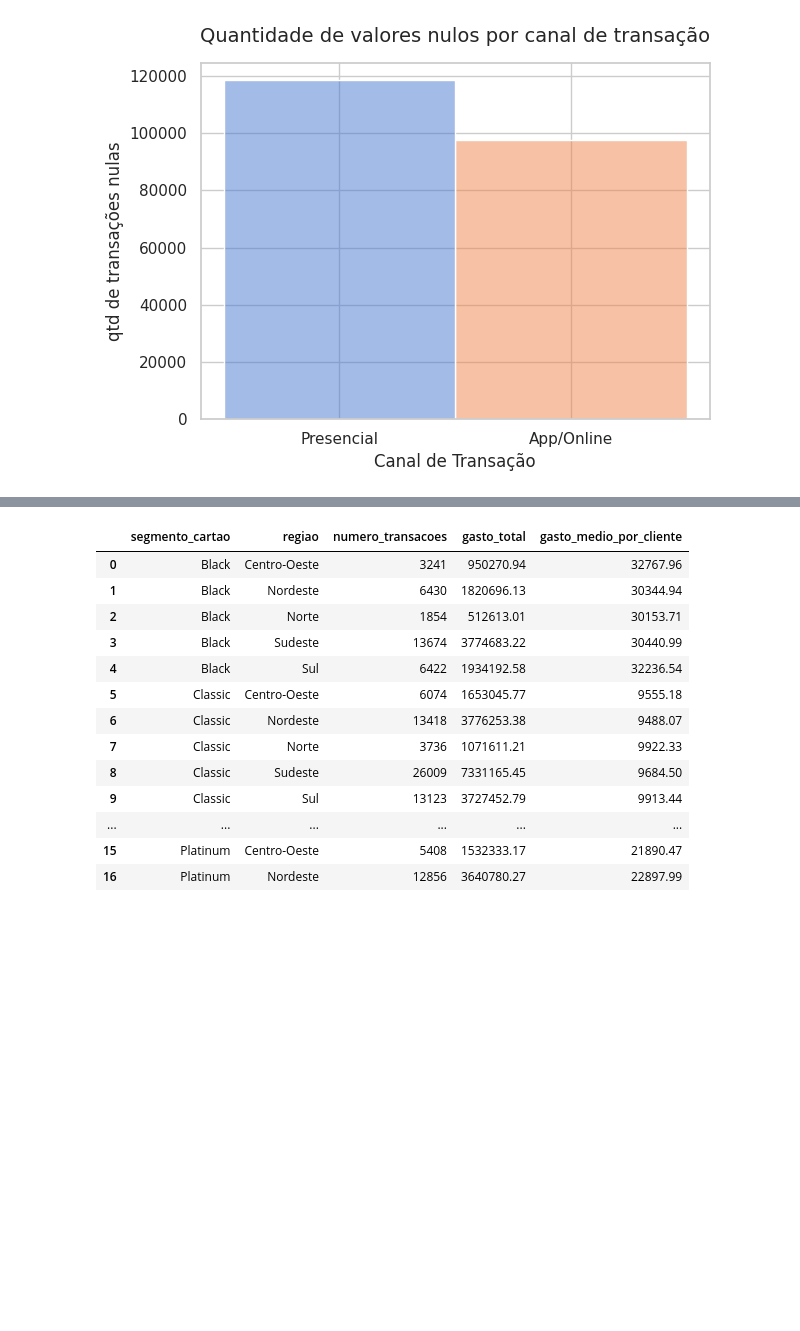
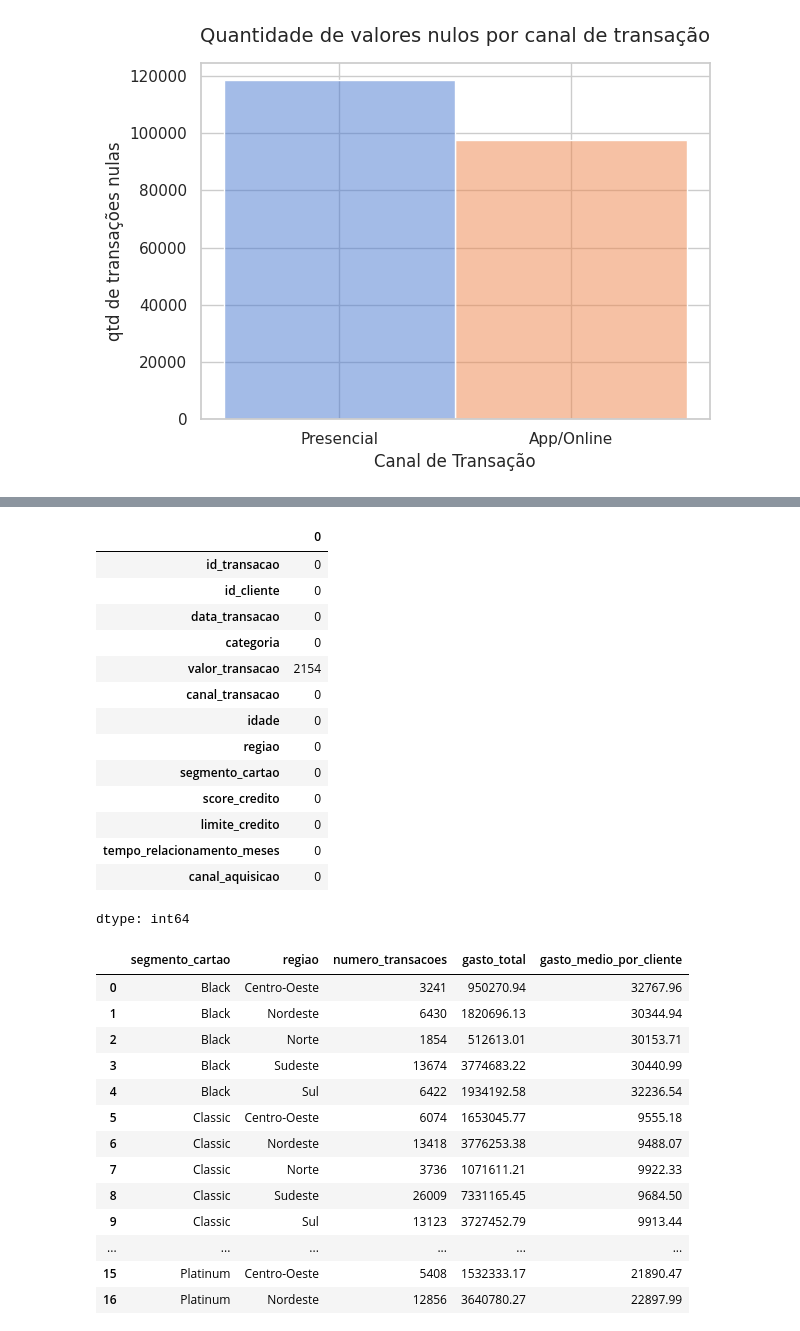
Before and after one commit to pedrojrcruz30-code/PROJETO_FINAL_CONTINUADA, a Jupyter notebook: projeto_final_continuada.ipynb, the cells around one changed output, grey strips where cells are left out. Drawn from its saved outputs; the diff is of its cells as text; code cells hidden in the pictures; blank space fills up the shorter version.

```diff
--- a/projeto_final_continuada.ipynb
+++ b/projeto_final_continuada.ipynb
@@ -906,3 +931,21 @@ display(df_completo)
+# %%
+df_completo.isnull().sum()
+# %% [output]
+|  | 0 |
+| id_transacao | 0 |
+| id_cliente | 0 |
+| data_transacao | 0 |
+| categoria | 0 |
+| valor_transacao | 2154 |
+| canal_transacao | 0 |
+| idade | 0 |
+| regiao | 0 |
+| segmento_cartao | 0 |
+| score_credito | 0 |
+| limite_credito | 0 |
+| tempo_relacionamento_meses | 0 |
+| canal_aquisicao | 0 |
+dtype: int64
 # %%
 # 1. Agrupando por segmento e região e calculando as métricas agregadas
 analise_segmento_regiao = df_completo.groupby(['segmento_cartao', 'regiao']).agg(
```
Also changed, not shown: parts of 14 cells of this notebook.
